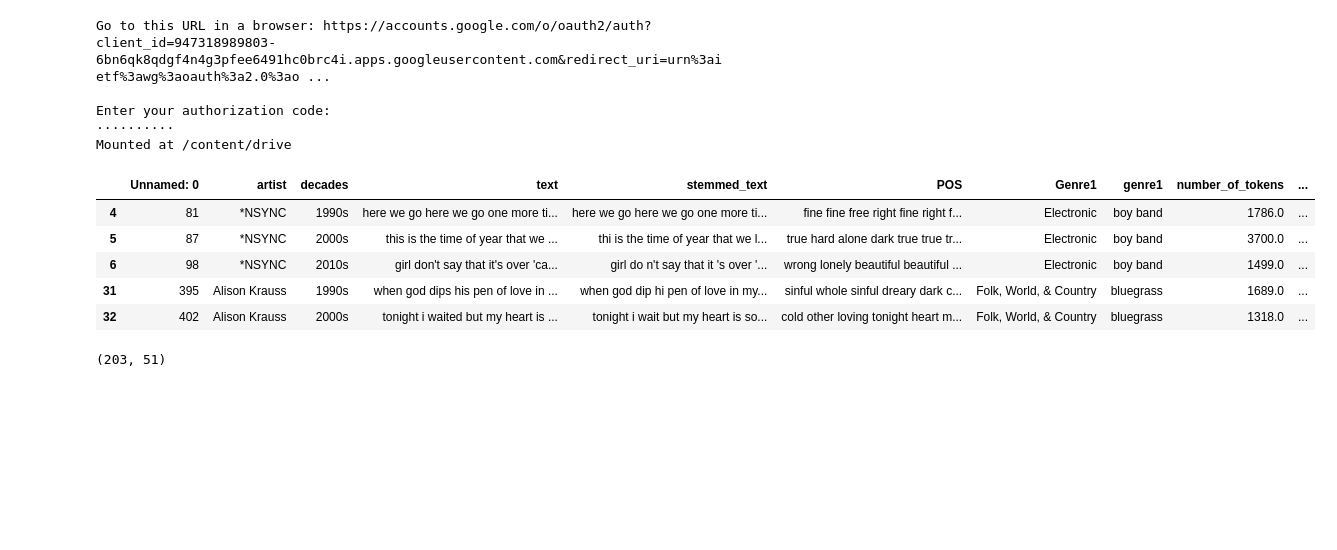
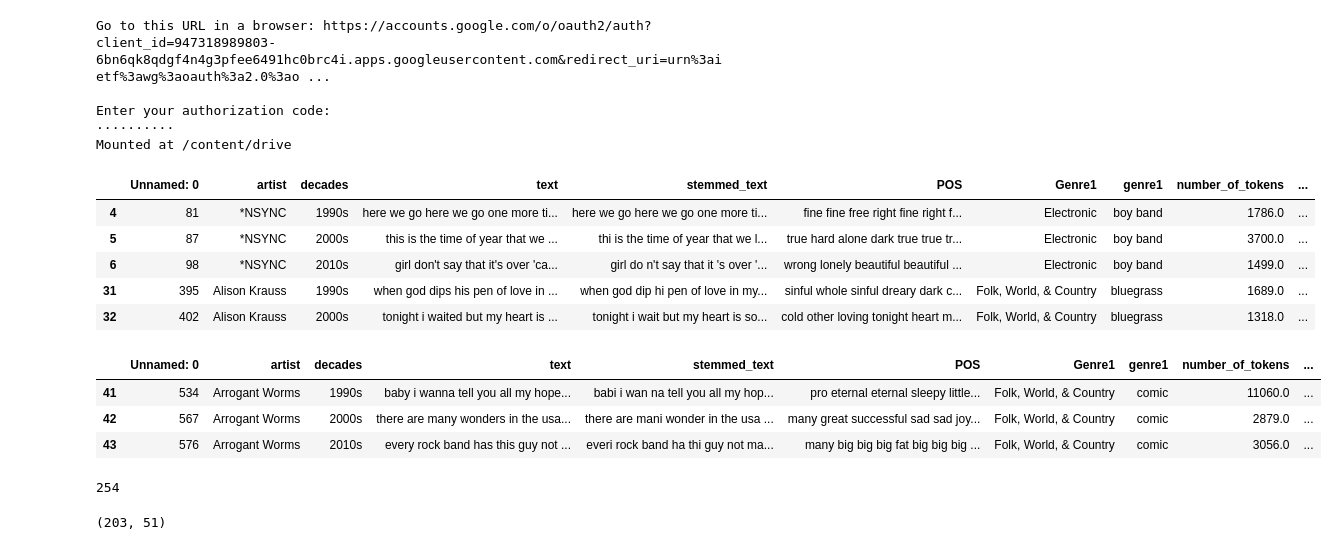
Before and after one commit to TeresaKa/wordembeddings, a Jupyter notebook: notebooks/transferaufgabe/transferaufgabe_bert.ipynb, the cells around one changed output. Drawn from its saved outputs; the diff is of its cells as text; code cells hidden in the pictures; blank space fills up the shorter version.

```diff
--- a/notebooks/transferaufgabe/transferaufgabe_bert.ipynb
+++ b/notebooks/transferaufgabe/transferaufgabe_bert.ipynb
@@ -151,6 +151,17 @@ songs.head()
 | 6 | 98 | *NSYNC | 2010s | girl don't say that it's over 'ca... | girl do n't say that it 's over '... | wrong lonely beautiful beautiful ... | Electronic | boy band | 1499.0 | ... |
 | 31 | 395 | Alison Krauss | 1990s | when god dips his pen of love in ... | when god dip hi pen of love in my... | sinful whole sinful dreary dark c... | Folk, World, & Country | bluegrass | 1689.0 | ... |
 | 32 | 402 | Alison Krauss | 2000s | tonight i waited but my heart is ... | tonight i wait but my heart is so... | cold other loving tonight heart m... | Folk, World, & Country | bluegrass | 1318.0 | ... |
+# %%
+songs[songs.artist=='Arrogant Worms']
+# %% [output]
+|  | Unnamed: 0 | artist | decades | text | stemmed_text | POS | Genre1 | genre1 | number_of_tokens | ... |
+| 41 | 534 | Arrogant Worms | 1990s | baby i wanna tell you all my hope... | babi i wan na tell you all my hop... | pro eternal eternal sleepy little... | Folk, World, & Country | comic | 11060.0 | ... |
+| 42 | 567 | Arrogant Worms | 2000s | there are many wonders in the usa... | there are mani wonder in the usa ... | many great successful sad sad joy... | Folk, World, & Country | comic | 2879.0 | ... |
+| 43 | 576 | Arrogant Worms | 2010s | every rock band has this guy not ... | everi rock band ha thi guy not ma... | many big big big fat big big big ... | Folk, World, & Country | comic | 3056.0 | ... |
+# %%
+len(songs)
+# %% [output]
+254
 # %%
 train, test = train_test_split(songs, test_size=0.2)
 # %%
```
